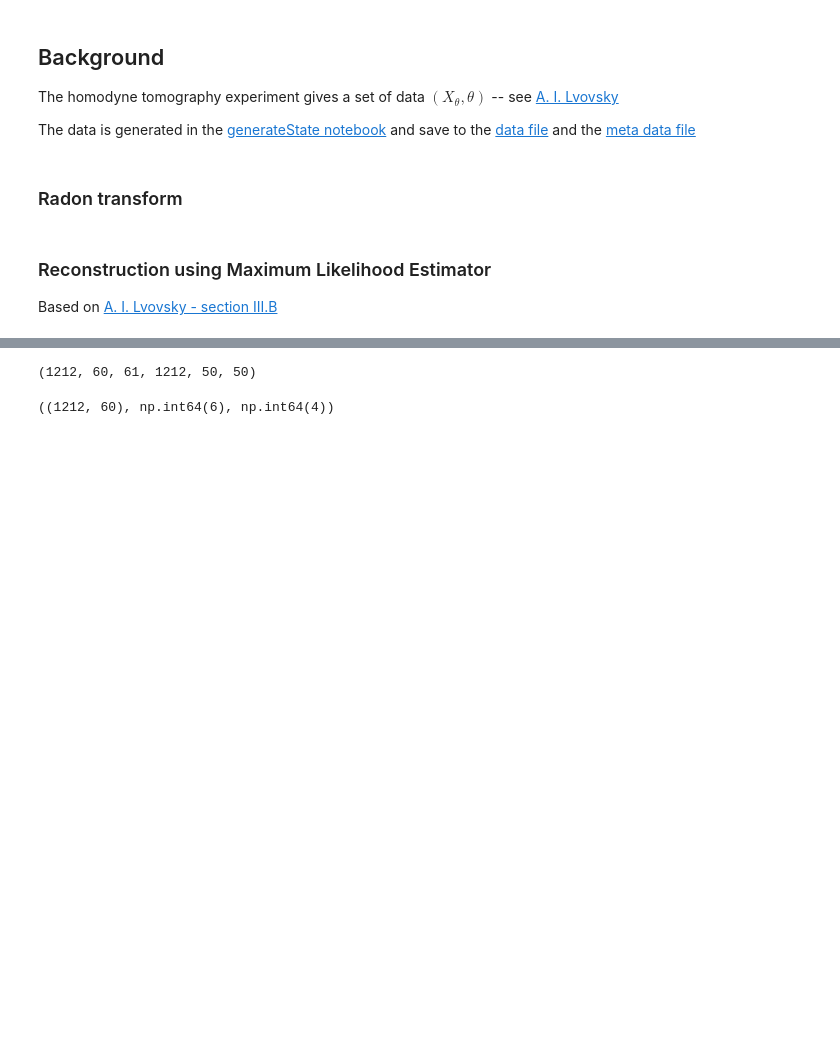
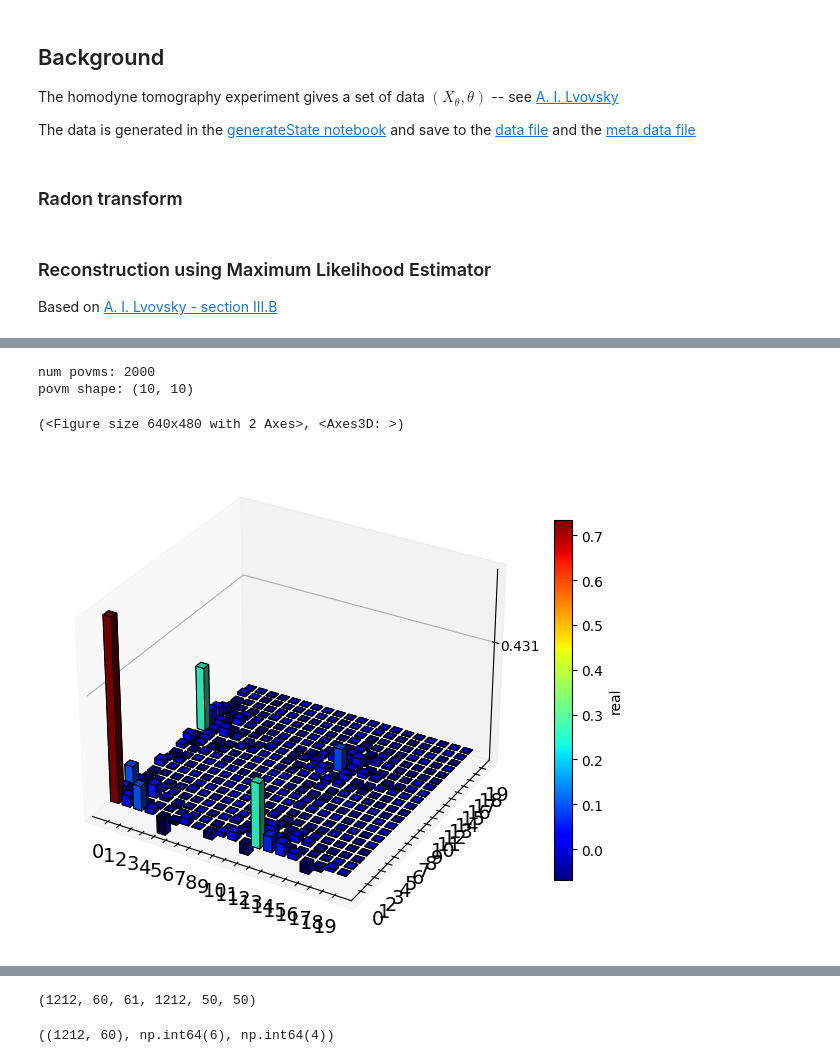
Before and after one commit to BastianValhoj/sciqisHomodyneTomography, a Jupyter notebook: HomoTomo/reconstruct.ipynb, the cells around one changed output, grey strips where cells are left out. Saved outputs shown, nothing was run; the diff lists cells and outputs as text; code cells hidden in the pictures; blank space fills up the shorter version.

```diff
--- a/HomoTomo/reconstruct.ipynb
+++ b/HomoTomo/reconstruct.ipynb
@@ -93,0 +178,55 @@ The probability of measuring $j$ from a density matrix $\hat{\rho}$ is $\mathrm{
+# %%
+def quadrature_povm(bin_centers, theta, N_cutoff=20):
+    povms = []
+    for x in tqdm(bin_centers, desc="Calculating POVMs", leave=False):
+        # Calculate the quadrature POVM for each bin center
+        wf = np.array([SE_sol(x, theta, n) for n in range(N_cutoff)]) # Wigner function
+        wf = wf / np.linalg.norm(wf)  # Normalize the Wigner function
+        psi = qt.Qobj(wf)
+        povms.append(psi * psi.dag())
+    return povms
+
+x_bins, x_centers = bins(8, 2000)
+povms = quadrature_povm(x_centers, thetas[0], 10)
+print(f"num povms: {len(povms)}")
+print(f"povm shape: {povms[0].shape}")
+# %% [output]
+num povms: 2000
+povm shape: (10, 10)
+# %%
+def MLE_reconstruct(measurements, thetas, N_cutoff=10, n_bins=50, max_iter=10, xmax=6):
+
+    bin_edges, bin_centers = bins(xmax, n_bins)
+    unique_theta = np.unique(thetas)
+    M = unique_theta.size
+
+    sinogram = get_counts(bin_edges, measurements.reshape(M, -1), unique_theta)
+
+    # precompute POVMs for each angle
+    povms = {
+        theta: quadrature_povm(bin_centers, theta, N_cutoff)
+        for theta in unique_theta
+    }
+
+    rho = qt.qeye(N_cutoff).unit()
+
+    for iter in tqdm(range(max_iter), desc="MLE Iterations", leave=True):
+        R = qt.Qobj(np.zeros((N_cutoff, N_cutoff), dtype=complex))
+        for i, theta in enumerate(unique_theta):
+            for k, count in enumerate(sinogram[i]):
+                if count == 0:
+                    continue
+                # Get the POVMs for the current theta
+                projection = povms[theta][k]
+                R += count * R_i(projection, rho)
+            # Update the density matrix using the MLE formula
+            rho = update_density_matrix(rho, R)
+        # Normalize the density matrix
+        rho = rho / np.real(rho.tr())
+    return rho
+
+recon = MLE_reconstruct(measurements, thetas, N_cutoff=20, n_bins=50, max_iter=100, xmax=6)
+qt.matrix_histogram(recon.full())
+# %% [output]
+(<Figure size 640x480 with 2 Axes>, <Axes3D: >)
+[figure, added]
```
Also changed, not shown: parts of 9 cells of this notebook, 3 other files.
